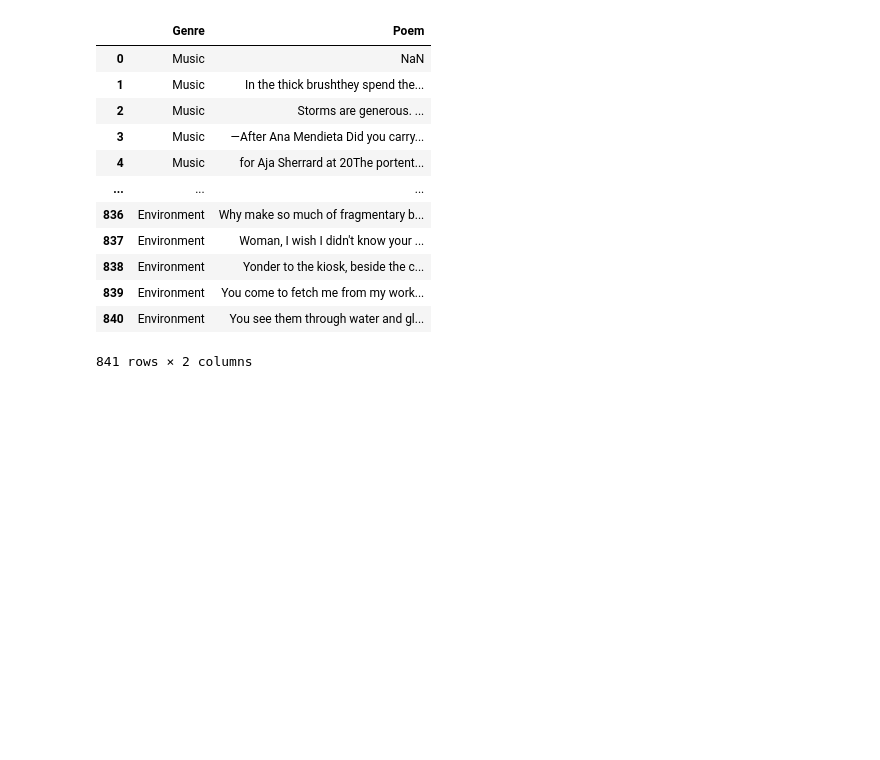
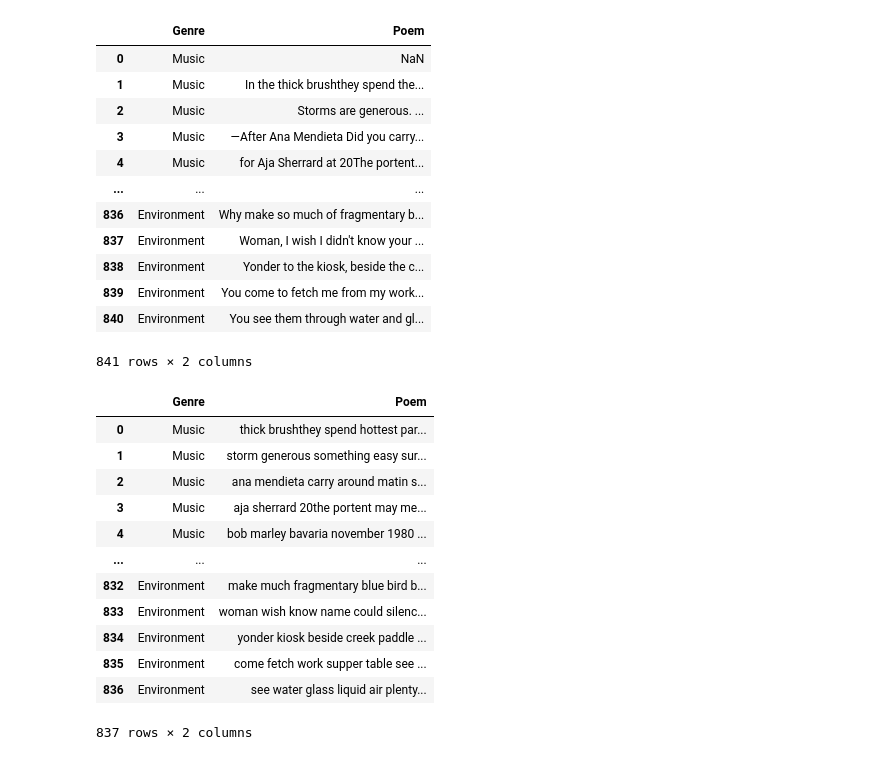
Before and after one commit to qcocheril/NLP_project, a Jupyter notebook: EDA.ipynb, the cells around one changed output. Cells and saved outputs as stored; diff of their text form; code cells hidden in the pictures; blank space fills up the shorter version.

```diff
--- a/EDA.ipynb
+++ b/EDA.ipynb
@@ -77,2 +76,18 @@ X_test = clean_df(X_test)
+# %%
+X_train
+# %% [output]
+|  | Genre | Poem |
+| 0 | Music | thick brushthey spend hottest par... |
+| 1 | Music | storm generous something easy sur... |
+| 2 | Music | ana mendieta carry around matin s... |
+| 3 | Music | aja sherrard 20the portent may me... |
+| 4 | Music | bob marley bavaria november 1980 ... |
+| ... | ... | ... |
+| 832 | Environment | make much fragmentary blue bird b... |
+| 833 | Environment | woman wish know name could silenc... |
+| 834 | Environment | yonder kiosk beside creek paddle ... |
+| 835 | Environment | come fetch work supper table see ... |
+| 836 | Environment | see water glass liquid air plenty... |
+837 rows × 2 columns
 # %%
 import seaborn as sns
```
Also changed, not shown: parts of 11 cells of this notebook, 3 other files.
